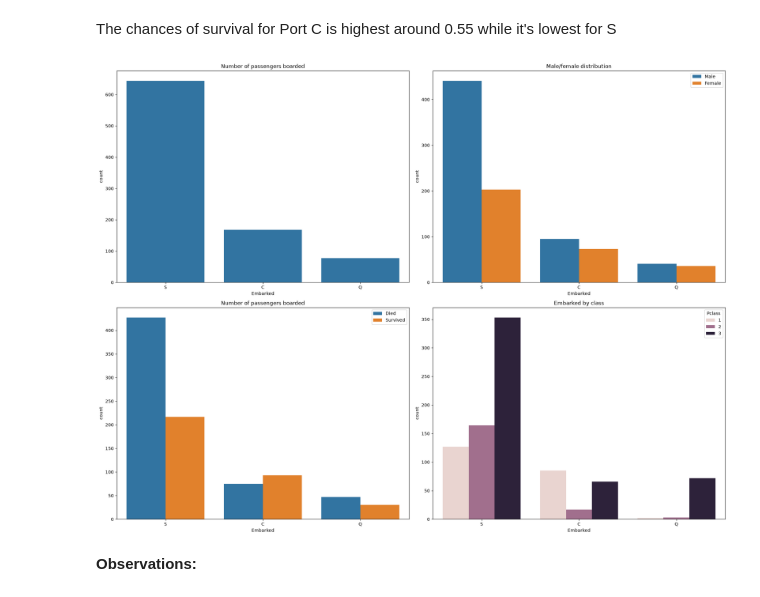
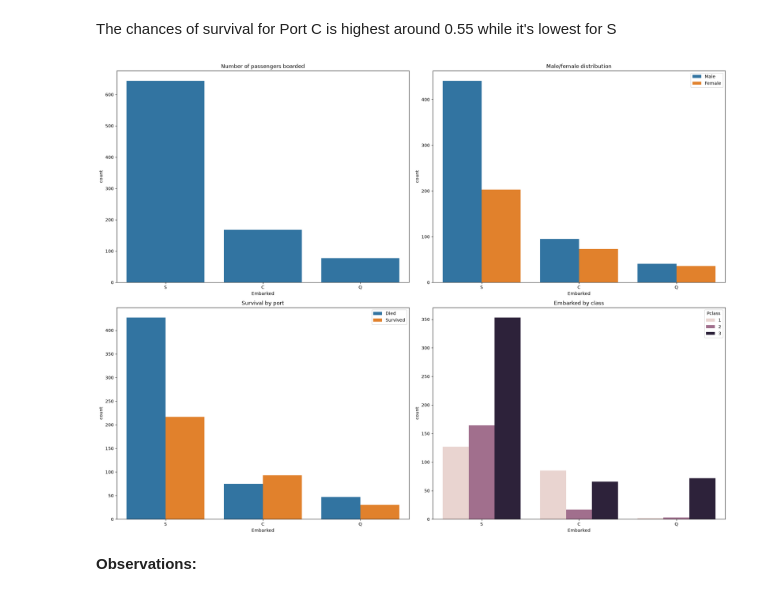
Before and after one commit to oozywaters/kaggle-titanic, a Jupyter notebook: notebooks/eda.ipynb, the cells around one changed output. Saved outputs shown, nothing was run; the diff lists cells and outputs as text; code cells hidden in the pictures.

```diff
--- a/notebooks/eda.ipynb
+++ b/notebooks/eda.ipynb
@@ -306,22 +357,22 @@ The chances of survival for Port C is highest around 0.55 while it's lowest for
 # %%
 f, ((ax1, ax2), (ax3, ax4)) = plt.subplots(2, 2, figsize=(20, 15), layout='constrained')
 sns.countplot(x="Embarked", data=train, ax=ax1)
 ax1.set_title('Number of passengers boarded')
 
 sns.countplot(x="Embarked", hue="Sex", data=train, ax=ax2)
 ax2.set_title('Male/female distribution')
 ax2.legend(title=None, labels=["Male", "Female"])
 
 sns.countplot(x="Embarked", hue="Survived", data=train, ax=ax3)
-ax3.set_title('Number of passengers boarded')
+ax3.set_title('Survival by port')
 ax3.legend(title=None, labels=["Died", "Survived"])
 
 sns.countplot(x="Embarked", hue="Pclass", data=train, ax=ax4)
 ax4.set_title('Embarked by class')
 
 plt.show()
 # %% [output]
-[figure, old version]
+[figure, new version]
 # %% [markdown]
 **Observations:**
 # %%
```
Also changed, not shown: parts of 8 cells of this notebook.
